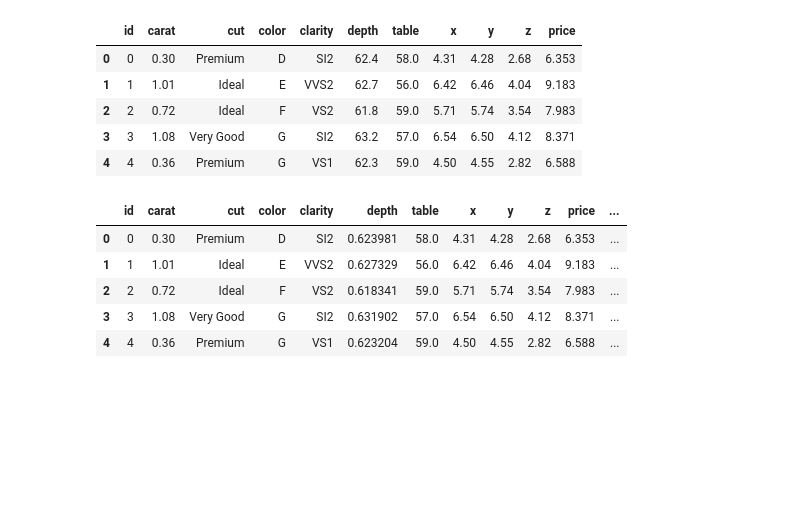
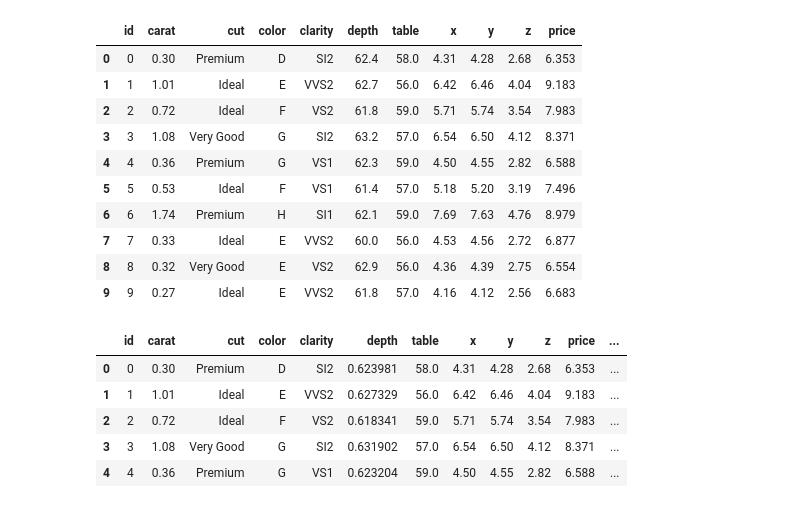
Before and after one commit to Origamologo/Kaggle_competition, a Jupyter notebook: main.ipynb, the cells around one changed output. Saved outputs shown, nothing was run; the diff lists cells and outputs as text; code cells hidden in the pictures; blank space fills up the shorter version.

```diff
--- a/main.ipynb
+++ b/main.ipynb
@@ -12,12 +16,17 @@ df = pd.read_csv('data/train.csv')
 # %%
-df.head(5)
+df.head(10)
 # %% [output]
 |  | id | carat | cut | color | clarity | depth | table | x | y | z | price |
 | 0 | 0 | 0.30 | Premium | D | SI2 | 62.4 | 58.0 | 4.31 | 4.28 | 2.68 | 6.353 |
 | 1 | 1 | 1.01 | Ideal | E | VVS2 | 62.7 | 56.0 | 6.42 | 6.46 | 4.04 | 9.183 |
 | 2 | 2 | 0.72 | Ideal | F | VS2 | 61.8 | 59.0 | 5.71 | 5.74 | 3.54 | 7.983 |
 | 3 | 3 | 1.08 | Very Good | G | SI2 | 63.2 | 57.0 | 6.54 | 6.50 | 4.12 | 8.371 |
 | 4 | 4 | 0.36 | Premium | G | VS1 | 62.3 | 59.0 | 4.50 | 4.55 | 2.82 | 6.588 |
+| 5 | 5 | 0.53 | Ideal | F | VS1 | 61.4 | 57.0 | 5.18 | 5.20 | 3.19 | 7.496 |
+| 6 | 6 | 1.74 | Premium | H | SI1 | 62.1 | 59.0 | 7.69 | 7.63 | 4.76 | 8.979 |
+| 7 | 7 | 0.33 | Ideal | E | VVS2 | 60.0 | 56.0 | 4.53 | 4.56 | 2.72 | 6.877 |
+| 8 | 8 | 0.32 | Very Good | E | VS2 | 62.9 | 56.0 | 4.36 | 4.39 | 2.75 | 6.554 |
+| 9 | 9 | 0.27 | Ideal | E | VVS2 | 61.8 | 57.0 | 4.16 | 4.12 | 2.56 | 6.683 |
 # %%
 df_depth = df.copy()
 # %%
```
Also changed, not shown: parts of 11 cells of this notebook, 45 other files.
